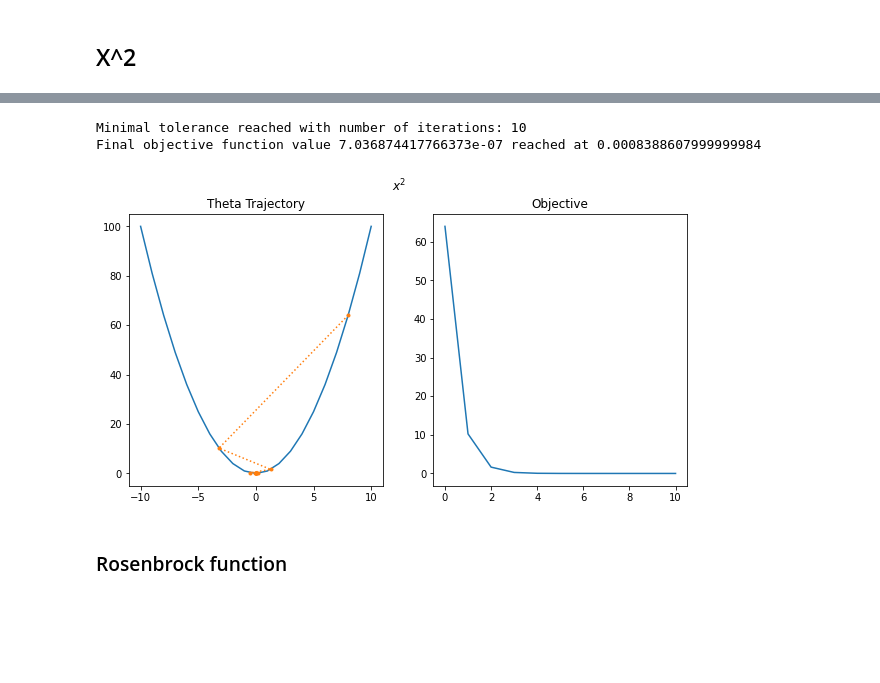
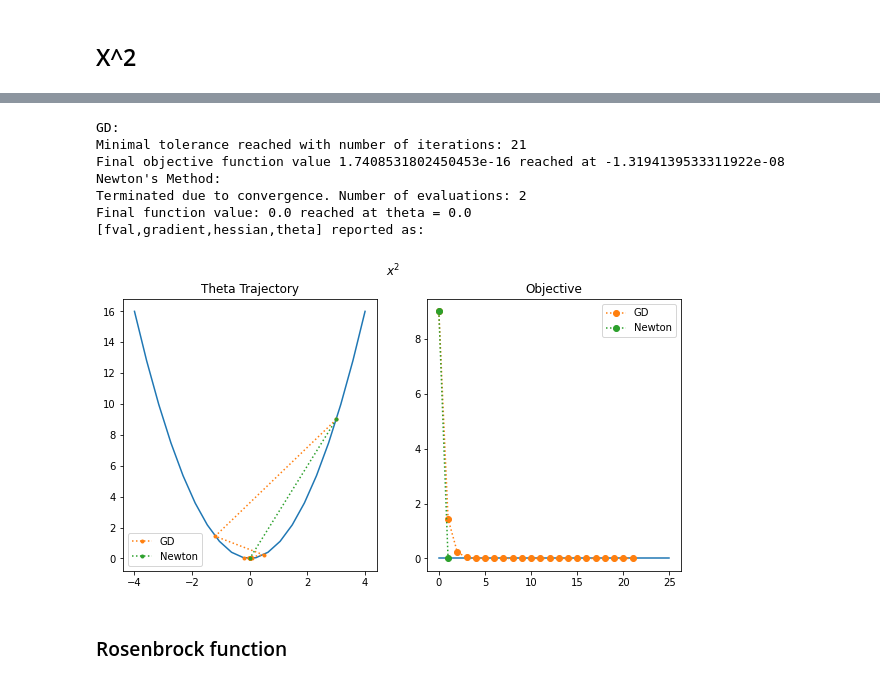
Before and after one commit to Huk-David/APTS_Presentations, a Jupyter notebook: APTS1_December/APTS1_Optimisation.ipynb, the cells around one changed output, grey strips where cells are left out. Saved outputs shown, nothing was run; the diff lists cells and outputs as text; code cells hidden in the pictures; blank space fills up the shorter version.

```diff
--- a/APTS1_December/APTS1_Optimisation.ipynb
+++ b/APTS1_December/APTS1_Optimisation.ipynb
@@ -93,27 +149,41 @@ array([[1.01639454, 0.        ],
 # %%
 def x2(x):
     return np.power(x,2)
 def x2_grad(x):
     return 2*x
 
 def x2_hes(x):
     return 2
 
-theta_vals = GD_method(8,x2,x2_grad,0.7,method='Epsilon',epsilon=10e-6)
+print('GD: ')
+theta_vals_GD = GD_method(3,x2,x2_grad,0.7,method='Epsilon',epsilon=10e-16)
+print("Newton's Method:")
+theta_vals_NM = NM(3,x2,x2_grad,x2_hes,10,1e-10)
+labels = ['GD','Newton']
 
 fig, (ax1, ax2) = plt.subplots(1, 2)
 fig.suptitle('$x^2$')
-ax1.plot(range(-10,11),[x2(x) for x in range(-10,11)])
-ax1.plot(theta_vals,[x2(i) for i in theta_vals],marker='o',linestyle='dotted',markersize=3)
+ax1.plot(np.linspace(-4,4,20),[x2(x) for x in np.linspace(-4,4,20)])
+ax2.plot([0,25],[0,0],'-')
+for idx,theta_vals in enumerate([theta_vals_GD,[i[3] for i in theta_vals_NM]]):
+    ax1.plot(theta_vals,[x2(i) for i in theta_vals],marker='o',linestyle='dotted',markersize=3,label=labels[idx])
+    ax2.plot([x2(x) for x in theta_vals],label=labels[idx],linestyle='dotted',marker='o')
+
 ax1.set_title('Theta Trajectory')
-ax2.plot([x2(x) for x in theta_vals])
 ax2.set_title('Objective')
+ax1.legend()
+ax2.legend()
 fig.set_size_inches(10,5)
 plt.show()
 # %% [output]
-Minimal tolerance reached with number of iterations: 10
-Final objective function value 7.036874417766373e-07 reached at 0.0008388607999999984
+GD:
+Minimal tolerance reached with number of iterations: 21
+Final objective function value 1.7408531802450453e-16 reached at -1.3194139533311922e-08
+Newton's Method:
+Terminated due to convergence. Number of evaluations: 2
+Final function value: 0.0 reached at theta = 0.0
+[fval,gradient,hessian,theta] reported as:
-[figure, old version]
+[figure, new version]
 # %% [markdown]
 ### Rosenbrock function
 # %% [markdown]
```
Also changed, not shown: parts of 9 cells of this notebook.
